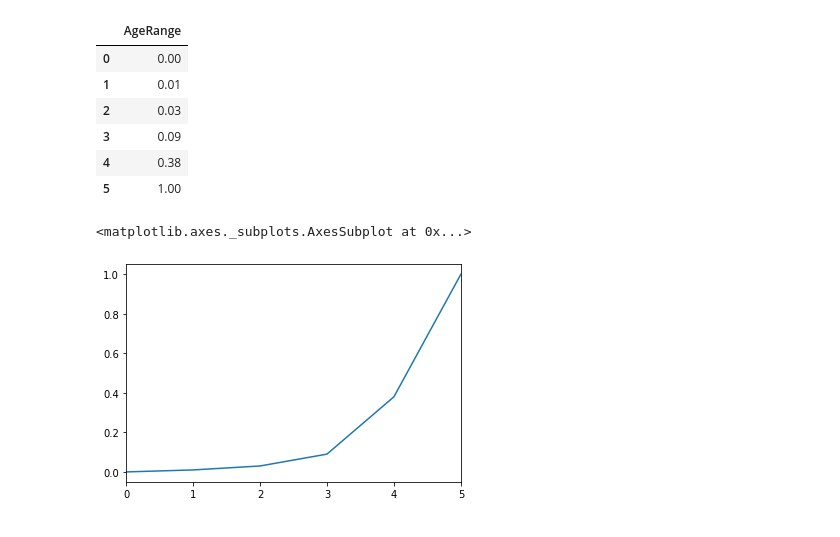
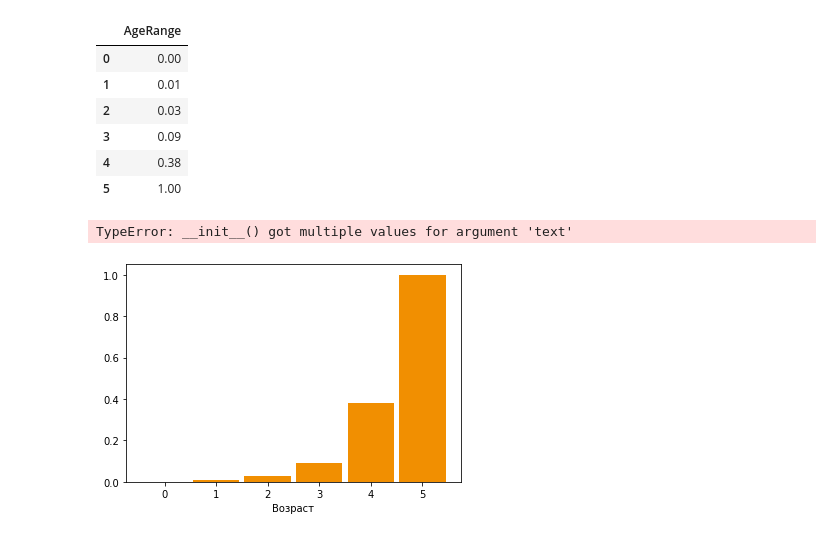
Before and after one commit to alj06ka/code-and-coffee, a Jupyter notebook: Code and coffee.ipynb, the cells around one changed output. Saved outputs shown, nothing was run; the diff lists cells and outputs as text; code cells hidden in the pictures.

Commit message:
Update code and coffee notebook

```diff
--- a/Code and coffee.ipynb
+++ b/Code and coffee.ipynb
@@ -158,5 +165,5 @@ empirical_coding_hours['CodingHours'].plot(kind='bar')
 # %%
-empirical_age_range = pd.DataFrame({"AgeRange": [age_range_frequency.sort_values(by=['CoffeeTime'])[:limit]['CoffeeTime'].sum() for limit in range(len(age_range_frequency)+1)]})
+empirical_age_range = pd.DataFrame({"AgeRange": [age_range_frequency.sort_values(by=['CoffeeTime'])[:limit]['CoffeeTime'].sum() for limit in range(6)]})
 empirical_age_range
 # %% [output]
 |  | AgeRange |
@@ -166,8 +173,30 @@ empirical_age_range
 | 3 | 0.09 |
 | 4 | 0.38 |
 | 5 | 1.00 |
-# %%
-empirical_age_range['AgeRange'].plot()
-# %% [output]
-<matplotlib.axes._subplots.AxesSubplot at 0x...>
-[figure, removed]
+# %%
+figure, axis = plt.subplots()
+position = [pos for pos in range(0, 6)]
+rects = axis.bar(position, empirical_age_range['AgeRange'], 0.9, color="#F18F01")
+axis.set_xlabel('Возраст')
+axis.set_xticks(position)
+
+def print_headers():
+    ha = {'center': 'center', 'right': 'left', 'left': 'right'}
+    offset = {'center': 0, 'right': 1, 'left': -1}
+
+    for rect in rects:
+        height = rect.get_height()
+        axis.annotate('{}'.format(height),
+                      xy=(rect.get_x() + rect.get_width() / 2, height),
+                      xytext=(offset['center']*3, 3),  # use 3 points offset
+                      textcoords="offset points",  # in both directions
+                      ha=ha['center'], va='bottom',
+                      text='test'
+                      )
+print_headers()
+
+figure.tight_layout()
+plt.show()
+# %% [output]
+TypeError: __init__() got multiple values for argument 'text'
+[figure, added]
```
Also changed, not shown: parts of 2 cells of this notebook.
